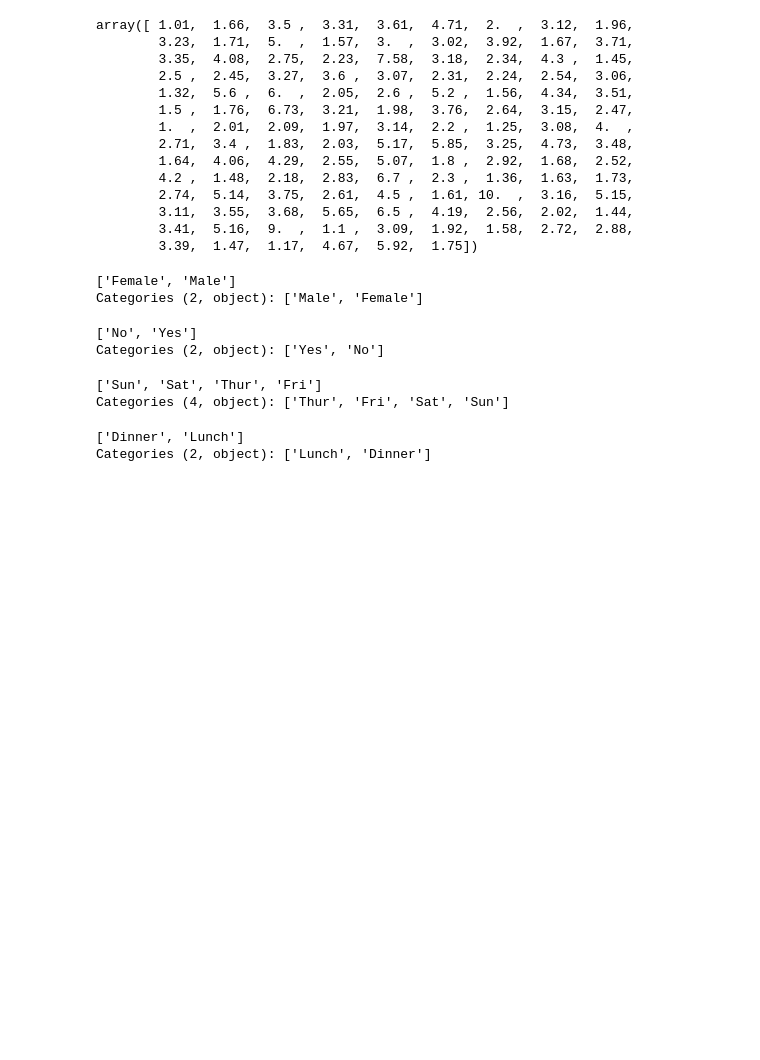
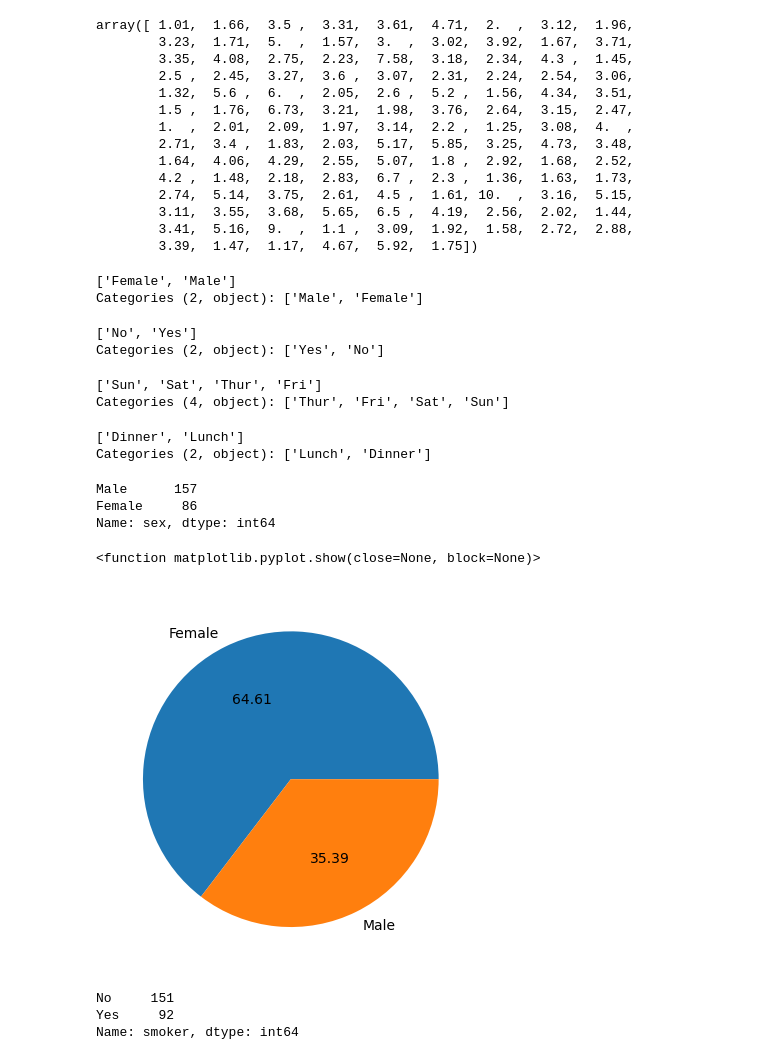
Before and after one commit to Abdul1302/Machine-Learning, a Jupyter notebook: Neural Networks/Regression With ANN On Tips DataSet.ipynb, the cells around one changed output. Cells and saved outputs as stored; diff of their text form; code cells hidden in the pictures; blank space fills up the shorter version.

```diff
--- a/Neural Networks/Regression With ANN On Tips DataSet.ipynb
+++ b/Neural Networks/Regression With ANN On Tips DataSet.ipynb
@@ -117,3 +124,23 @@ df.time.unique()
 # %% [output]
 ['Dinner', 'Lunch']
 Categories (2, object): ['Lunch', 'Dinner']
+# %%
+value_count=df.sex.value_counts()
+value_count
+# %% [output]
+Male      157
+Female     86
+Name: sex, dtype: int64
+# %%
+plt.pie(value_count,labels=["Female","Male"],autopct='%0.2f')
+plt.show
+# %% [output]
+<function matplotlib.pyplot.show(close=None, block=None)>
+[figure, added]
+# %%
+value_count=df.smoker.value_counts()
+value_count
+# %% [output]
+No     151
+Yes     92
+Name: smoker, dtype: int64
```
Also changed, not shown: parts of 39 cells of this notebook.
